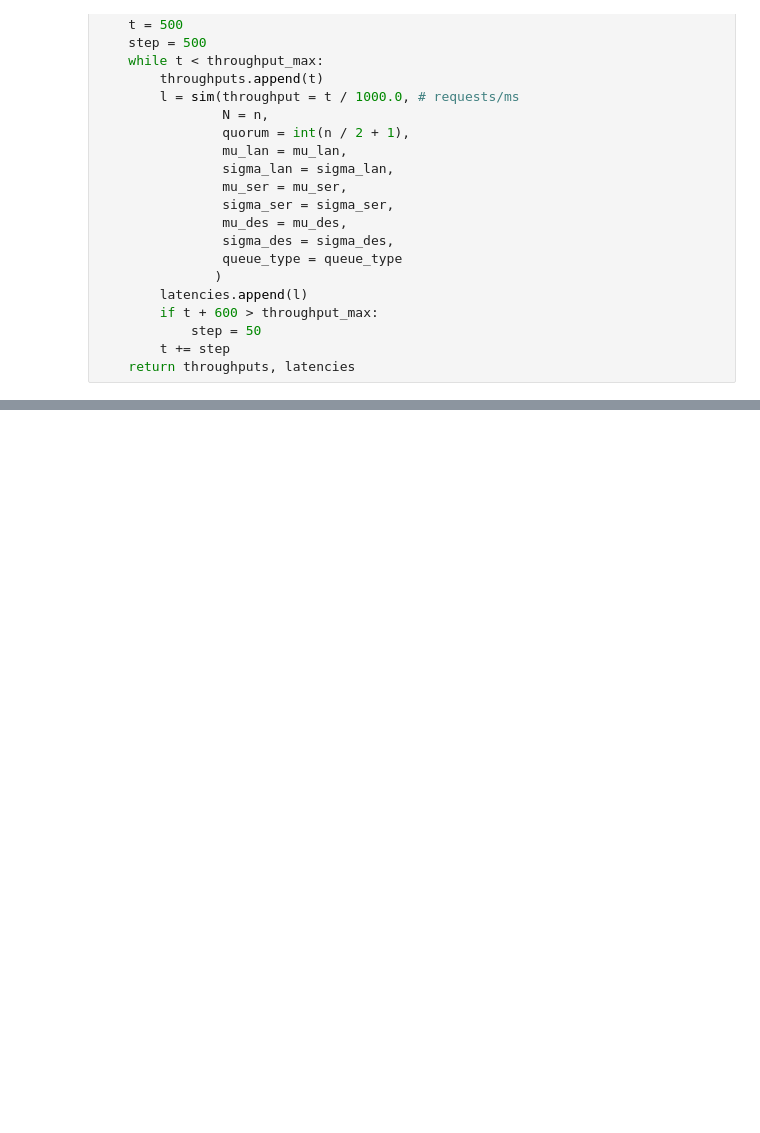
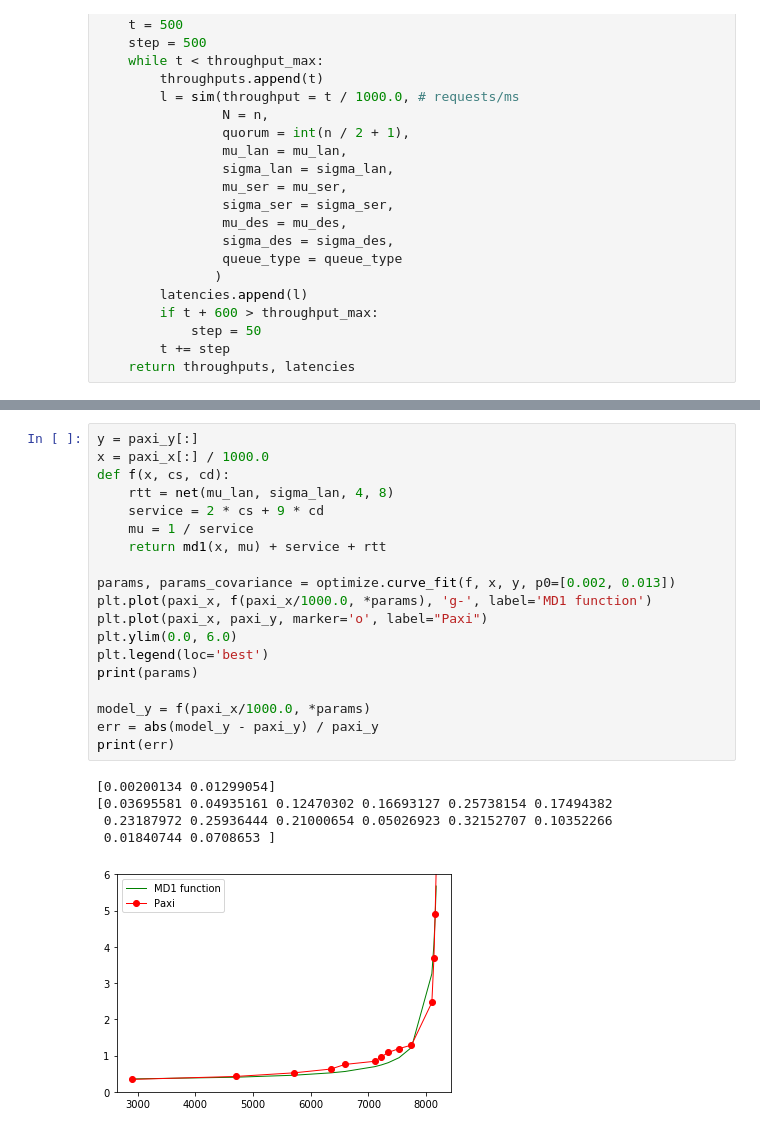
Before and after one commit to ailidani/paxi, a Jupyter notebook: model/queue.ipynb, the cells around one changed output, grey strips where cells are left out. Drawn from its saved outputs; the diff is of its cells as text; blank space fills up the shorter version.

Commit message:
model update

```diff
--- a/model/queue.ipynb
+++ b/model/queue.ipynb
@@ -142,0 +144,25 @@ plt.show()
+# %%
+y = paxi_y[:]
+x = paxi_x[:] / 1000.0
+def f(x, cs, cd):
+    rtt = net(mu_lan, sigma_lan, 4, 8)
+    service = 2 * cs + 9 * cd
+    mu = 1 / service
+    return md1(x, mu) + service + rtt
+
+params, params_covariance = optimize.curve_fit(f, x, y, p0=[0.002, 0.013])
+plt.plot(paxi_x, f(paxi_x/1000.0, *params), 'g-', label='MD1 function')
+plt.plot(paxi_x, paxi_y, marker='o', label="Paxi")
+plt.ylim(0.0, 6.0)
+plt.legend(loc='best')
+print(params)
+
+model_y = f(paxi_x/1000.0, *params)
+err = abs(model_y - paxi_y) / paxi_y
+print(err)
+# %% [output]
+[0.00200134 0.01299054]
+[0.03695581 0.04935161 0.12470302 0.16693127 0.25738154 0.17494382
+ 0.23187972 0.25936444 0.21000654 0.05026923 0.32152707 0.10352266
+ 0.01840744 0.0708653 ]
+[figure, added]
```
Also changed, not shown: parts of 4 cells of this notebook.
